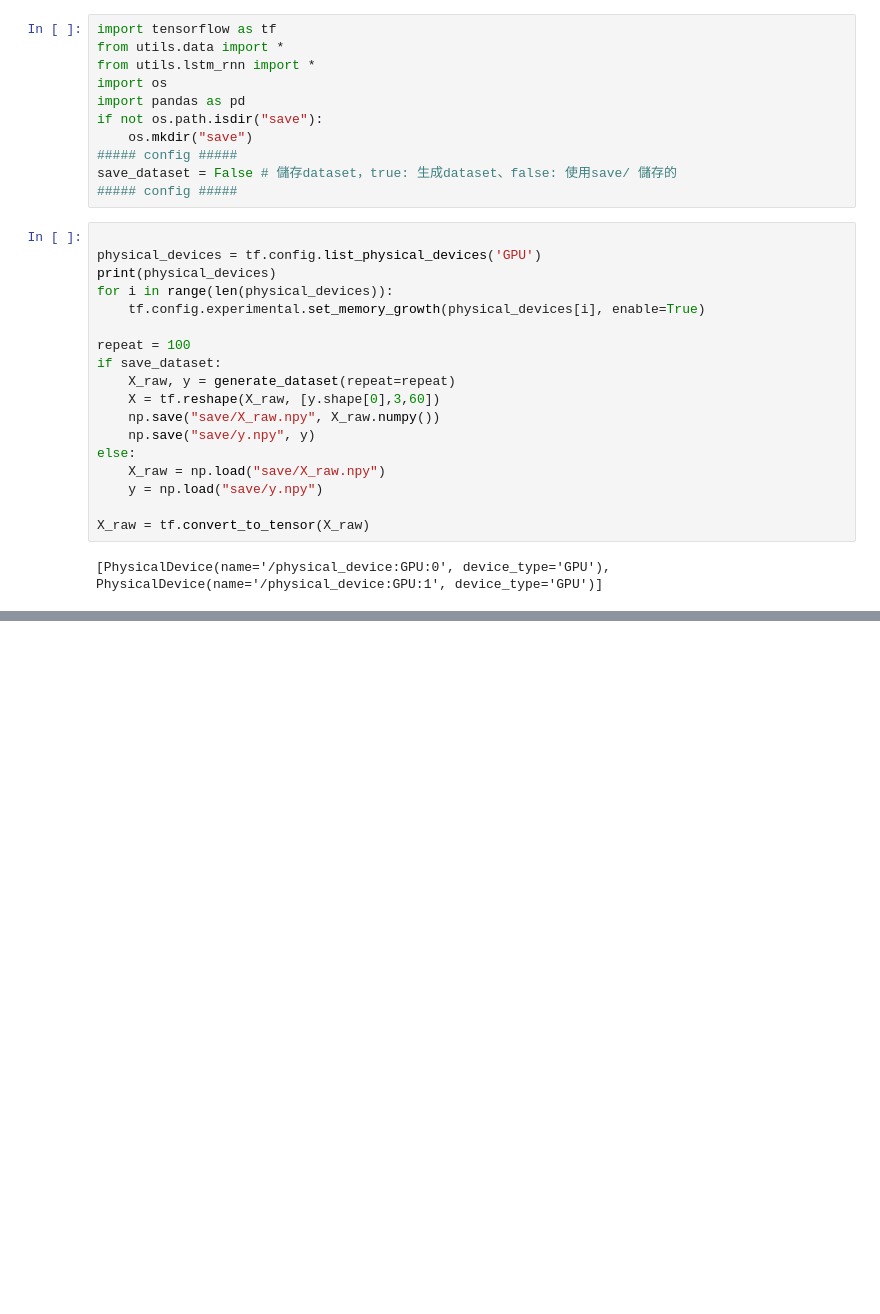
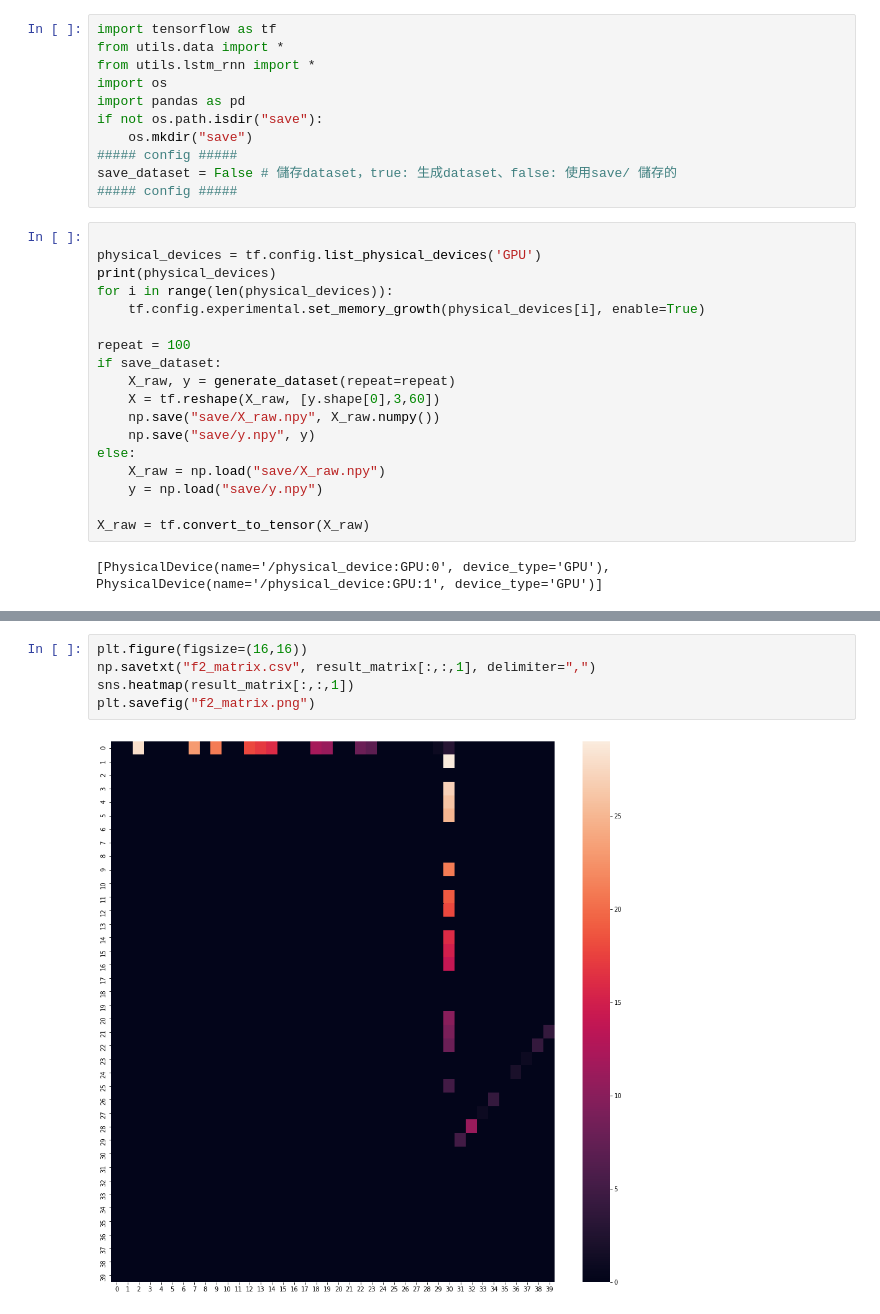
Before and after one commit to alanhc/Trembling-research, a Jupyter notebook: run-v8.ipynb, the cells around one changed output, grey strips where cells are left out. Cells and saved outputs as stored; diff of their text form; blank space fills up the shorter version.

```diff
--- a/run-v8.ipynb
+++ b/run-v8.ipynb
@@ -100,0 +253,7 @@ ValueError: in user code:
+# %%
+plt.figure(figsize=(16,16))
+np.savetxt("f2_matrix.csv", result_matrix[:,:,1], delimiter=",")
+sns.heatmap(result_matrix[:,:,1])
+plt.savefig("f2_matrix.png")
+# %% [output]
+[figure, added]
```
Also changed, not shown: parts of 25 cells of this notebook, 12 other files.
